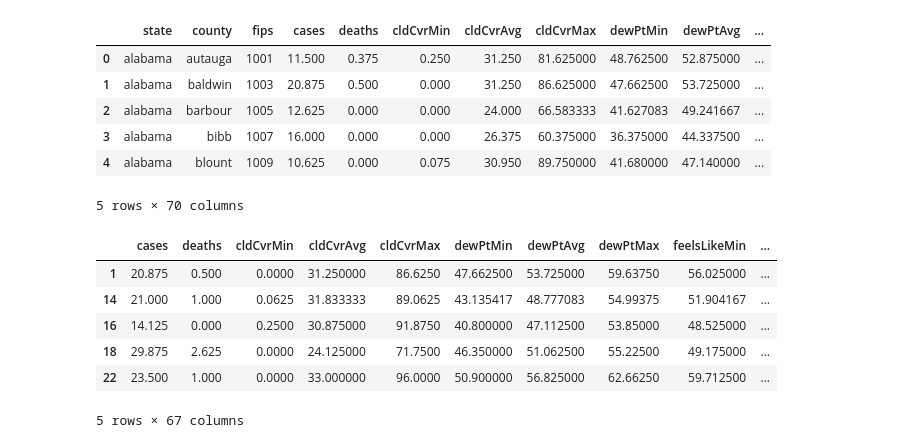
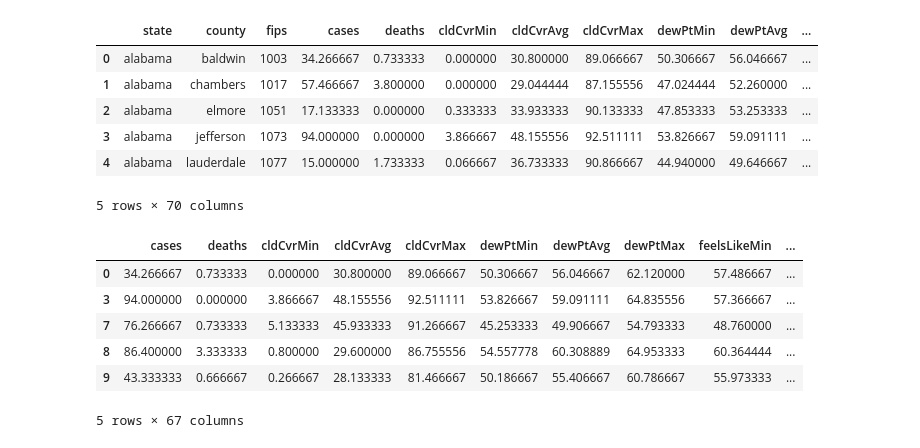
Before and after one commit to TianyuanCai/covid19, a Jupyter notebook: model/trees.ipynb, the cells around one changed output. Drawn from its saved outputs; the diff is of its cells as text; code cells hidden in the pictures.

```diff
--- a/model/trees.ipynb
+++ b/model/trees.ipynb
@@ -11,25 +11,25 @@ import sys
 sys.path.append('../.')
 from lib import get_data
 # %%
-df = get_data.get_model_data(date_range=(0,7), pred_day=7)
+df = get_data.get_model_data(date_range=(0,14), pred_day=21)
 df.head()
 # %% [output]
 |  | state | county | fips | cases | deaths | cldCvrMin | cldCvrAvg | cldCvrMax | dewPtMin | dewPtAvg | ... |
-| 0 | alabama | autauga | 1001 | 11.500 | 0.375 | 0.250 | 31.250 | 81.625000 | 48.762500 | 52.875000 | ... |
-| 1 | alabama | baldwin | 1003 | 20.875 | 0.500 | 0.000 | 31.250 | 86.625000 | 47.662500 | 53.725000 | ... |
-| 2 | alabama | barbour | 1005 | 12.625 | 0.000 | 0.000 | 24.000 | 66.583333 | 41.627083 | 49.241667 | ... |
-| 3 | alabama | bibb | 1007 | 16.000 | 0.000 | 0.000 | 26.375 | 60.375000 | 36.375000 | 44.337500 | ... |
-| 4 | alabama | blount | 1009 | 10.625 | 0.000 | 0.075 | 30.950 | 89.750000 | 41.680000 | 47.140000 | ... |
+| 0 | alabama | baldwin | 1003 | 34.266667 | 0.733333 | 0.000000 | 30.800000 | 89.066667 | 50.306667 | 56.046667 | ... |
+| 1 | alabama | chambers | 1017 | 57.466667 | 3.800000 | 0.000000 | 29.044444 | 87.155556 | 47.024444 | 52.260000 | ... |
+| 2 | alabama | elmore | 1051 | 17.133333 | 0.000000 | 0.333333 | 33.933333 | 90.133333 | 47.853333 | 53.253333 | ... |
+| 3 | alabama | jefferson | 1073 | 94.000000 | 0.000000 | 3.866667 | 48.155556 | 92.511111 | 53.826667 | 59.091111 | ... |
+| 4 | alabama | lauderdale | 1077 | 15.000000 | 1.733333 | 0.066667 | 36.733333 | 90.866667 | 44.940000 | 49.646667 | ... |
 5 rows × 70 columns
 # %%
 df = df._get_numeric_data().drop(['fips'],axis=1).dropna()
 df.head()
 # %% [output]
 |  | cases | deaths | cldCvrMin | cldCvrAvg | cldCvrMax | dewPtMin | dewPtAvg | dewPtMax | feelsLikeMin | ... |
-| 1 | 20.875 | 0.500 | 0.0000 | 31.250000 | 86.6250 | 47.662500 | 53.725000 | 59.63750 | 56.025000 | ... |
-| 14 | 21.000 | 1.000 | 0.0625 | 31.833333 | 89.0625 | 43.135417 | 48.777083 | 54.99375 | 51.904167 | ... |
-| 16 | 14.125 | 0.000 | 0.2500 | 30.875000 | 91.8750 | 40.800000 | 47.112500 | 53.85000 | 48.525000 | ... |
-| 18 | 29.875 | 2.625 | 0.0000 | 24.125000 | 71.7500 | 46.350000 | 51.062500 | 55.22500 | 49.175000 | ... |
-| 22 | 23.500 | 1.000 | 0.0000 | 33.000000 | 96.0000 | 50.900000 | 56.825000 | 62.66250 | 59.712500 | ... |
+| 0 | 34.266667 | 0.733333 | 0.000000 | 30.800000 | 89.066667 | 50.306667 | 56.046667 | 62.120000 | 57.486667 | ... |
+| 3 | 94.000000 | 0.000000 | 3.866667 | 48.155556 | 92.511111 | 53.826667 | 59.091111 | 64.835556 | 57.366667 | ... |
+| 7 | 76.266667 | 0.733333 | 5.133333 | 45.933333 | 91.266667 | 45.253333 | 49.906667 | 54.793333 | 48.760000 | ... |
+| 8 | 86.400000 | 3.333333 | 0.800000 | 29.600000 | 86.755556 | 54.557778 | 60.308889 | 64.953333 | 60.364444 | ... |
+| 9 | 43.333333 | 0.666667 | 0.266667 | 28.133333 | 81.466667 | 50.186667 | 55.406667 | 60.786667 | 55.973333 | ... |
 5 rows × 67 columns
 # %%
```
Also changed, not shown: parts of 14 cells of this notebook, 1 other file.
